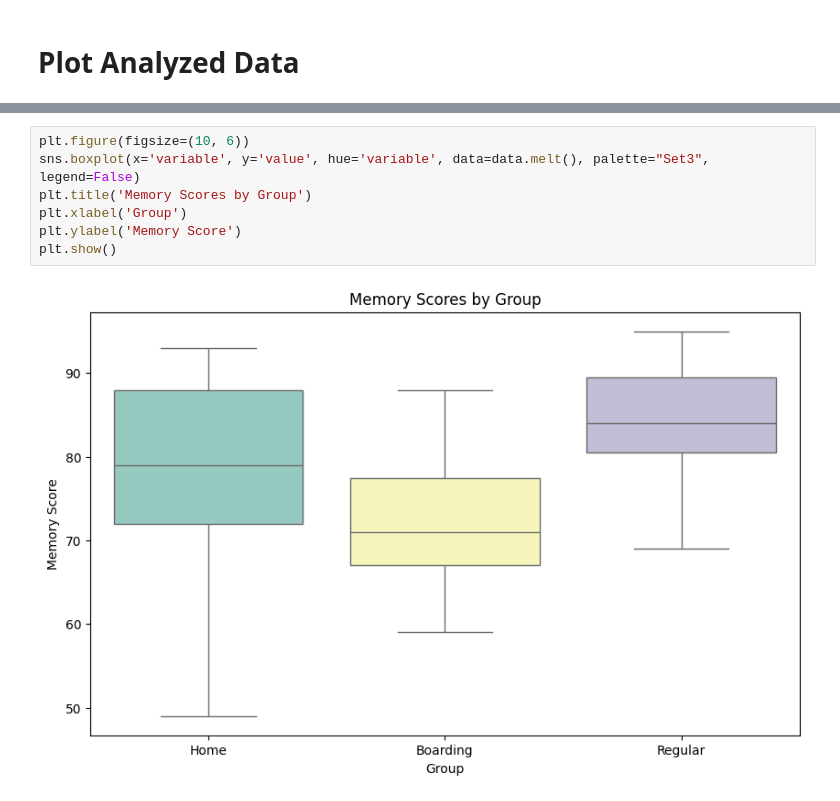
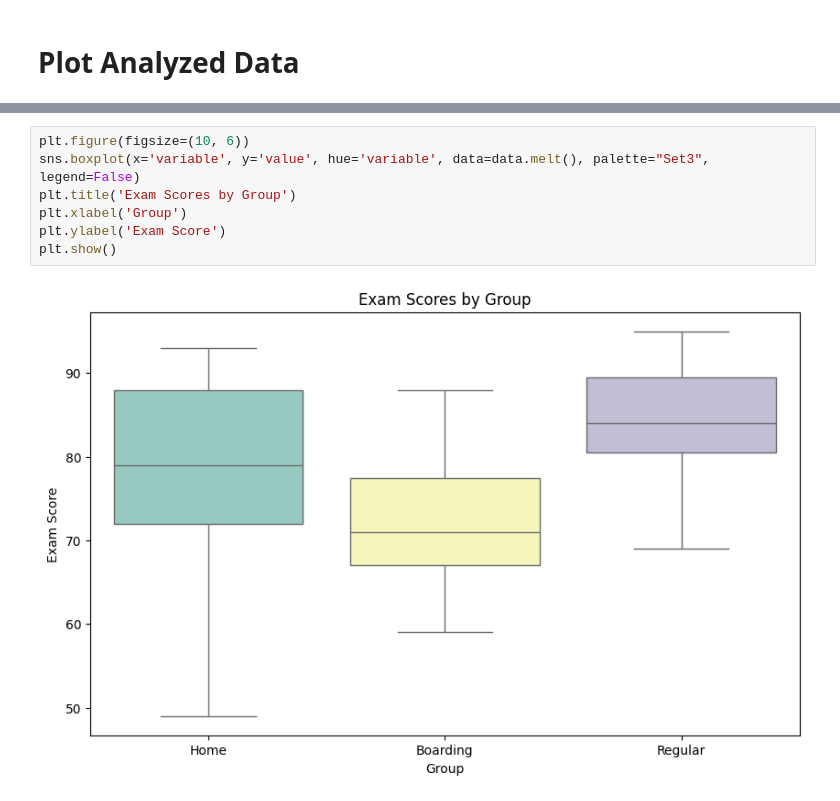
Before and after one commit to ROHIT32767/BRSM, a Jupyter notebook: Activities/ANOVA_Activity/code.ipynb, the cells around one changed output, grey strips where cells are left out. Cells and saved outputs as stored; diff of their text form.

```diff
--- a/Activities/ANOVA_Activity/code.ipynb
+++ b/Activities/ANOVA_Activity/code.ipynb
@@ -251,9 +259,9 @@ Error bars denote confidence intervals (CI) of 95%
 # %%
 plt.figure(figsize=(10, 6))
 sns.boxplot(x='variable', y='value', hue='variable', data=data.melt(), palette="Set3", legend=False)
-plt.title('Memory Scores by Group')
+plt.title('Exam Scores by Group')
 plt.xlabel('Group')
-plt.ylabel('Memory Score')
+plt.ylabel('Exam Score')
 plt.show()
 # %% [output]
-[figure, old version]
+[figure, new version]
```
Also changed, not shown: parts of 4 cells of this notebook, 4 other files.
